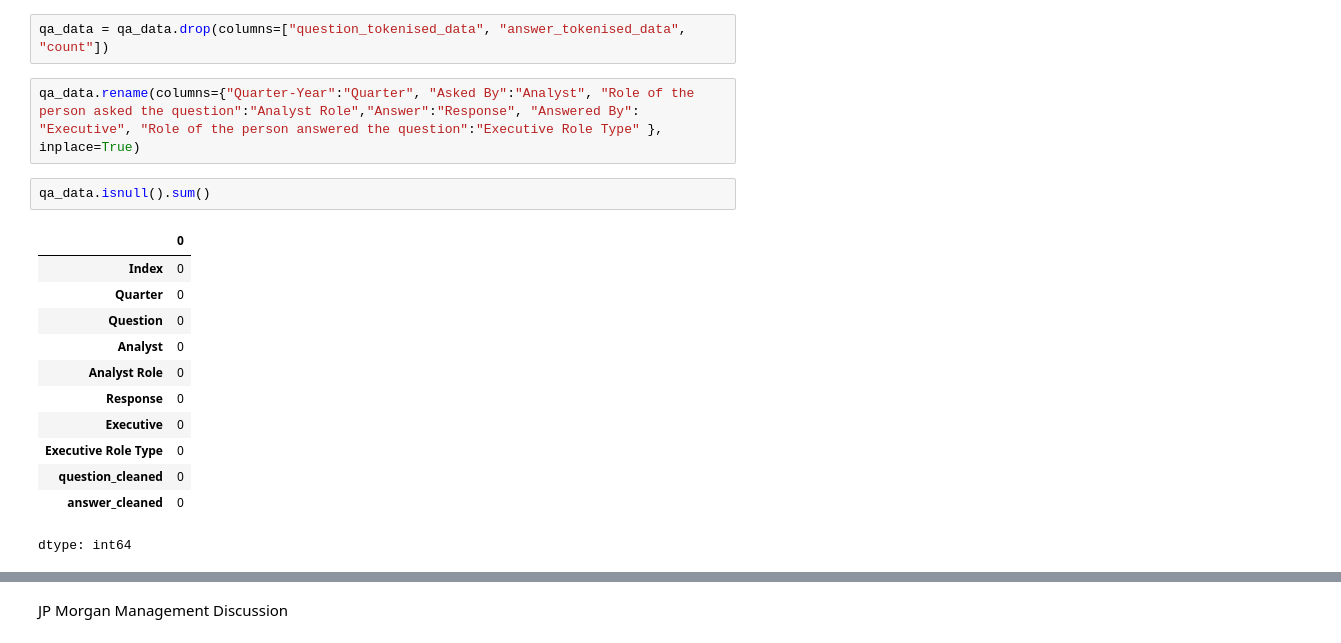
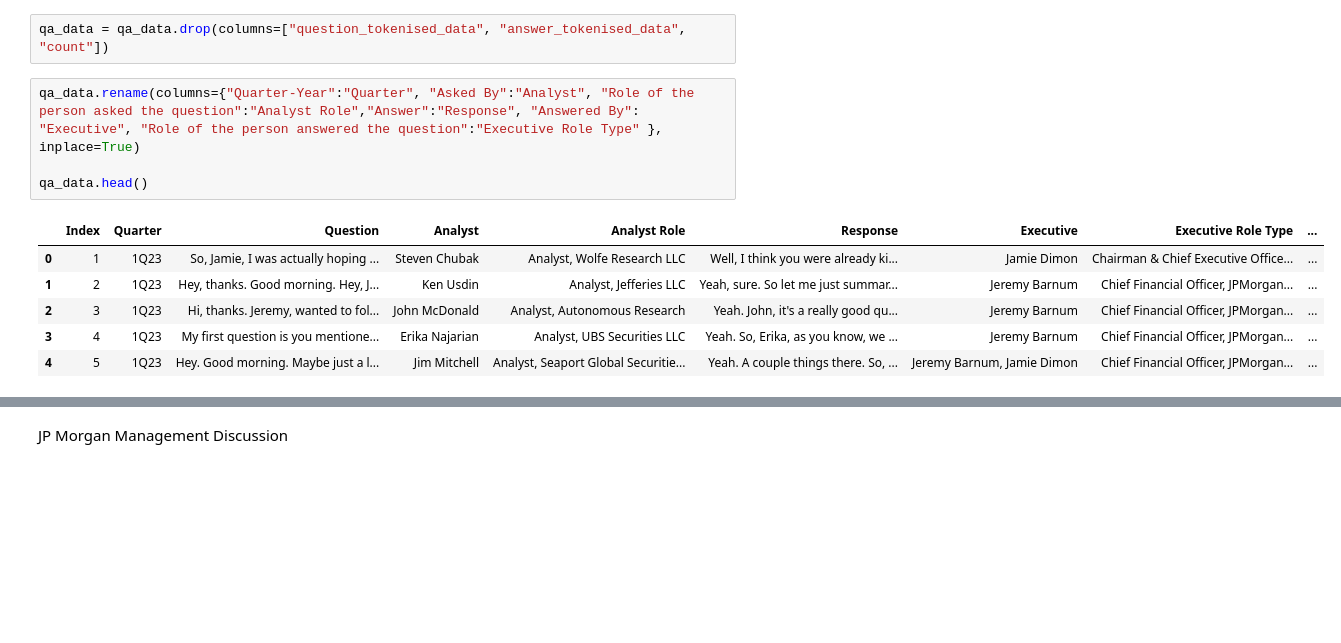
Before and after one commit to sheldonkemper/bank_of_england, a Jupyter notebook: notebooks/processed/ct_preprocessing_jpmorgan_gp4.ipynb, the cells around one changed output, grey strips where cells are left out. Saved outputs shown, nothing was run; the diff lists cells and outputs as text; blank space fills up the shorter version.

```diff
--- a/notebooks/processed/ct_preprocessing_jpmorgan_gp4.ipynb
+++ b/notebooks/processed/ct_preprocessing_jpmorgan_gp4.ipynb
@@ -176,18 +177,12 @@ qa_data.head()
 qa_data = qa_data.drop(columns=["question_tokenised_data", "answer_tokenised_data", "count"])
 # %%
 qa_data.rename(columns={"Quarter-Year":"Quarter", "Asked By":"Analyst", "Role of the person asked the question":"Analyst Role","Answer":"Response", "Answered By": "Executive", "Role of the person answered the question":"Executive Role Type" }, inplace=True)
+
+qa_data.head()
+# %% [output]
+|  | Index | Quarter | Question | Analyst | Analyst Role | Response | Executive | Executive Role Type | ... |
+| 0 | 1 | 1Q23 | So, Jamie, I was actually hoping ... | Steven Chubak | Analyst, Wolfe Research LLC | Well, I think you were already ki... | Jamie Dimon | Chairman & Chief Executive Office... | ... |
+| 1 | 2 | 1Q23 | Hey, thanks. Good morning. Hey, J... | Ken Usdin | Analyst, Jefferies LLC | Yeah, sure. So let me just summar... | Jeremy Barnum | Chief Financial Officer, JPMorgan... | ... |
+| 2 | 3 | 1Q23 | Hi, thanks. Jeremy, wanted to fol... | John McDonald | Analyst, Autonomous Research | Yeah. John, it's a really good qu... | Jeremy Barnum | Chief Financial Officer, JPMorgan... | ... |
+| 3 | 4 | 1Q23 | My first question is you mentione... | Erika Najarian | Analyst, UBS Securities LLC | Yeah. So, Erika, as you know, we ... | Jeremy Barnum | Chief Financial Officer, JPMorgan... | ... |
+| 4 | 5 | 1Q23 | Hey. Good morning. Maybe just a l... | Jim Mitchell | Analyst, Seaport Global Securitie... | Yeah. A couple things there. So, ... | Jeremy Barnum, Jamie Dimon | Chief Financial Officer, JPMorgan... | ... |
-# %%
-qa_data.isnull().sum()
-# %% [output]
-|  | 0 |
-| Index | 0 |
-| Quarter | 0 |
-| Question | 0 |
-| Analyst | 0 |
-| Analyst Role | 0 |
-| Response | 0 |
-| Executive | 0 |
-| Executive Role Type | 0 |
-| question_cleaned | 0 |
-| answer_cleaned | 0 |
-dtype: int64
```
Also changed, not shown: parts of 11 cells of this notebook.
